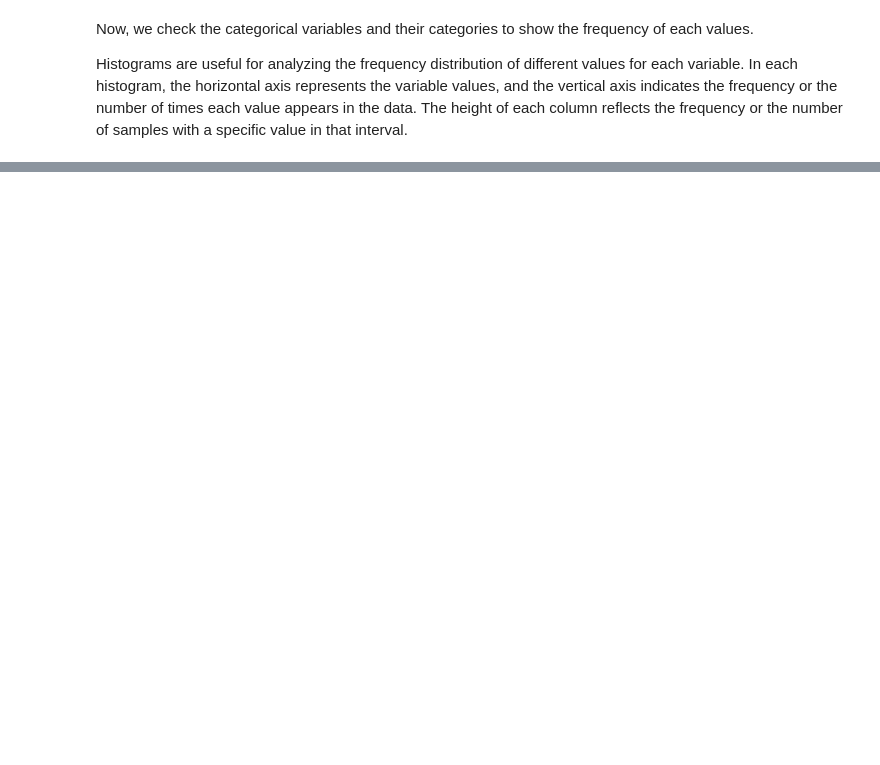
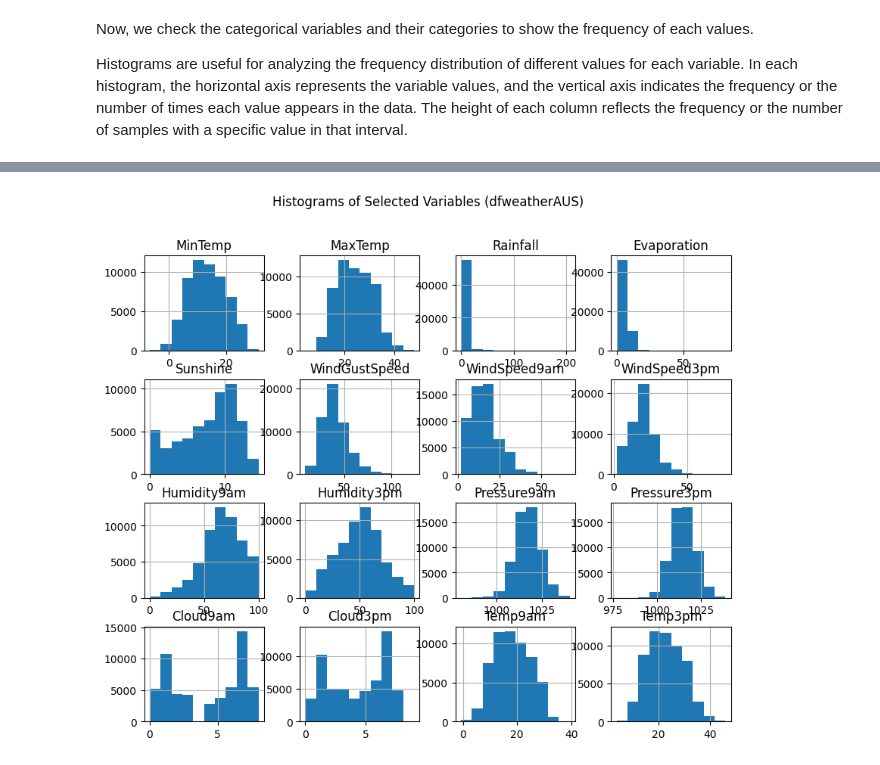
Before and after one commit to Mesgarin/DSLab, a Jupyter notebook: Hotel.ipynb, the cells around one changed output, grey strips where cells are left out. Drawn from its saved outputs; the diff is of its cells as text; code cells hidden in the pictures; blank space fills up the shorter version.

```diff
--- a/Hotel.ipynb
+++ b/Hotel.ipynb
@@ -45,0 +64,4 @@ df.head()
+# %%
+#| label: data-import2
+dfweatherAUS = pd.read_csv('data\weatherAUS.csv')
+dfweatherAUS.head()
@@ -134,0 +339,17 @@ plt.show()
+# %%
+# Specify the columns you want to include in the analysis - dfweatherAUS
+selected_columns_dfweatherAUS = [ 'Date', 'Location', 'MinTemp', 'MaxTemp', 'Rainfall', 'Evaporation',
+       'Sunshine', 'WindGustDir', 'WindGustSpeed', 'WindDir9am', 'WindDir3pm',
+       'WindSpeed9am', 'WindSpeed3pm', 'Humidity9am', 'Humidity3pm',
+       'Pressure9am', 'Pressure3pm', 'Cloud9am', 'Cloud3pm', 'Temp9am',
+       'Temp3pm', 'RainToday', 'RainTomorrow']
+
+# Create a DataFrame containing only the selected columns
+selected_dfweatherAUS = dfweatherAUS[selected_columns_dfweatherAUS]
+
+# Plot histograms for each variable
+selected_dfweatherAUS.hist(figsize=(10, 8))
+plt.suptitle('Histograms of Selected Variables (dfweatherAUS)')
+plt.show()
+# %% [output]
+[figure, added]
```
Also changed, not shown: parts of 45 cells of this notebook, 9 other files.
